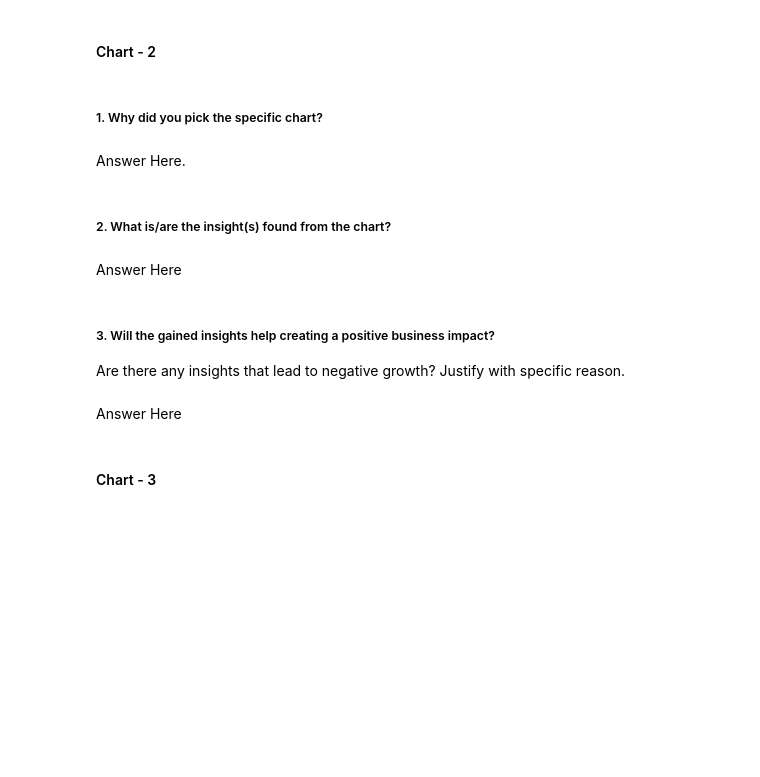
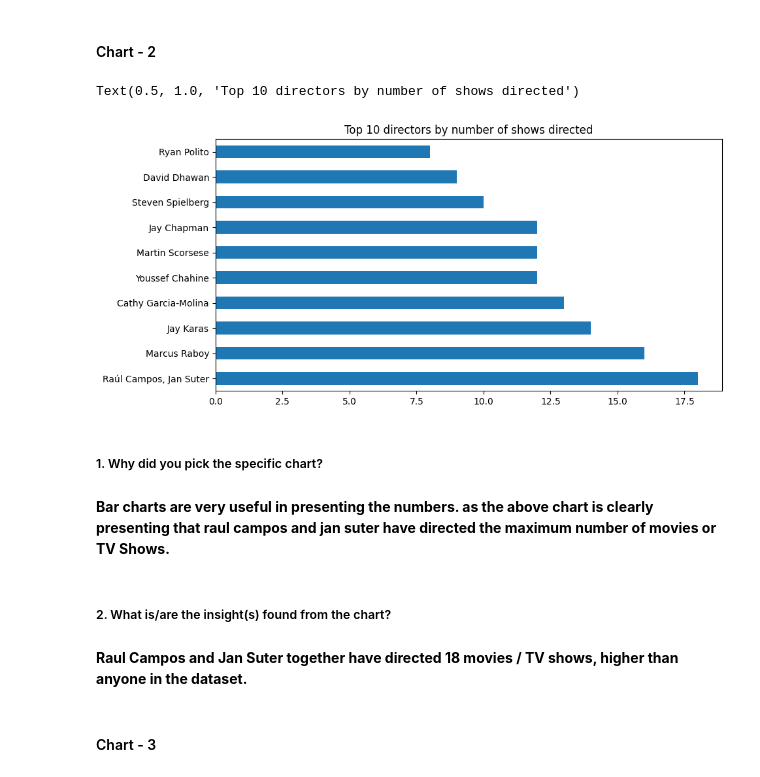
Before and after one commit to Sharad-t/Netflix-Movies-and-TV-Shows-Clustering, a Jupyter notebook: Netflix_Movies_and_TV_Shows_Clustering_Notebook.ipynb, the cells around one changed output. Cells and saved outputs as stored; diff of their text form; code cells hidden in the pictures; blank space fills up the shorter version.

```diff
--- a/Netflix_Movies_and_TV_Shows_Clustering_Notebook.ipynb
+++ b/Netflix_Movies_and_TV_Shows_Clustering_Notebook.ipynb
@@ -335,15 +353,20 @@ Answer Here
+# %%
+# Chart - 2 visualization code
+
+plt.figure(figsize=(10, 5))
+df[~(df['director'] == 'Unknown')].director.value_counts().nlargest(
+    10).plot(kind='barh')
+plt.title('Top 10 directors by number of shows directed')
+# %% [output]
+Text(0.5, 1.0, 'Top 10 directors by number of shows directed')
+[figure, added]
 # %% [markdown]
 ##### 1. Why did you pick the specific chart?
-# %% [markdown]
-Answer Here.
+# %% [markdown]
+**Bar charts are very useful in presenting the numbers. as the above chart is clearly presenting that raul campos and jan suter have directed the maximum number of movies or TV Shows.**
 # %% [markdown]
 ##### 2. What is/are the insight(s) found from the chart?
-# %% [markdown]
-Answer Here
-# %% [markdown]
-##### 3. Will the gained insights help creating a positive business impact?
-Are there any insights that lead to negative growth? Justify with specific reason.
-# %% [markdown]
-Answer Here
+# %% [markdown]
+**Raul Campos and Jan Suter together have directed 18 movies / TV shows, higher than anyone in the dataset.**
 # %% [markdown]
 #### Chart - 3
```
Also changed, not shown: parts of 67 cells of this notebook.
